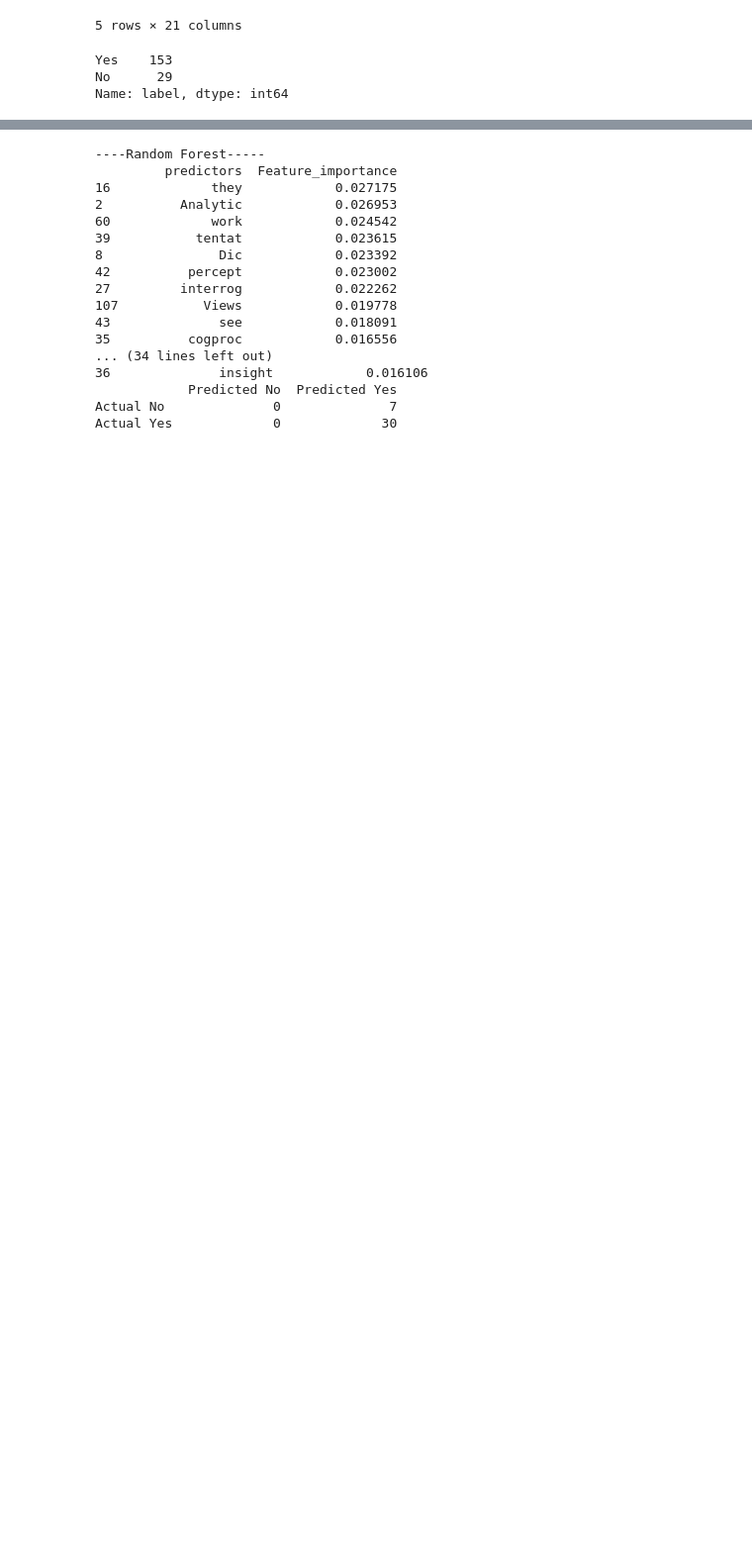
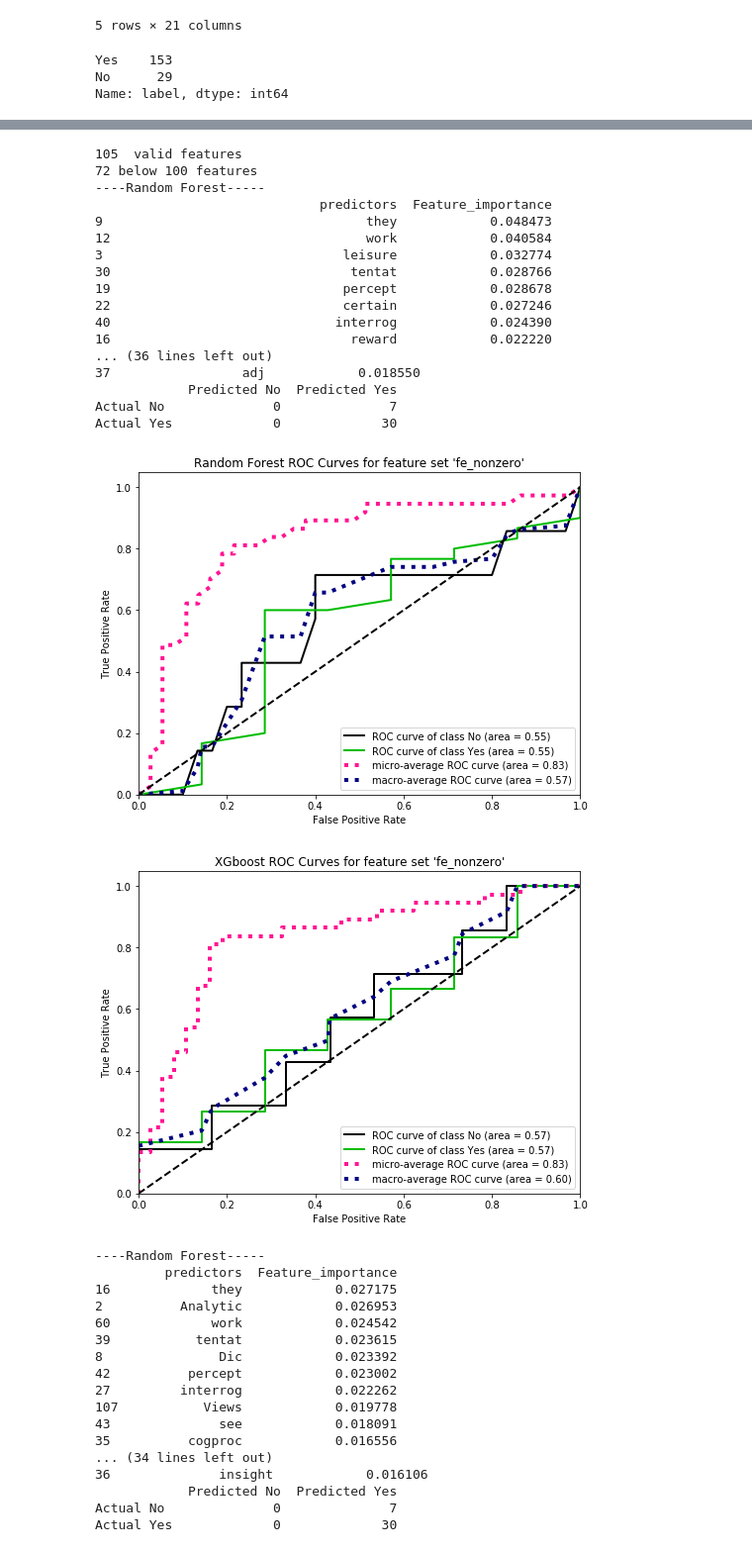
Before and after one commit to tbs17/precisionLearning, a Jupyter notebook: data/classifier.ipynb, the cells around one changed output, grey strips where cells are left out. Shown at 99% size. Saved outputs shown, nothing was run; the diff lists cells and outputs as text; code cells hidden in the pictures; blank space fills up the shorter version.

```diff
--- a/data/classifier.ipynb
+++ b/data/classifier.ipynb
@@ -616,3 +855,44 @@ Name: label, dtype: int64
+# %%
+below_100=['Number of speakers','assent', 'bio', 'leisure', 'Word', 'negemo', 'Plot', 'hear',
+       'negate', 'they', 'nonflu',  'i', 'work',
+       'informal', 'count of number of 1s/total windows', 'achieve',
+       'reward', 'see', 'you', 'percept', 'motion', 'focuspast',
+       'certain', 'posemo', 'focusfuture', 'power', 'we', 'affect',
+       'discrep', 'insight', 'tentat', 'differ', 'cause',
+       'median_flatness', 'affiliation', 'pitch_tuning', 'Text', 'adj',
+       'compare', 'Views', 'interrog', 'time', 'quant', 'social', 'ppron',
+       'number', 'drives', 'wpm', 'Apostro', 'ipron', 'adverb', 'cogproc',
+       'article', 'Authentic', 'prep', 'auxverb', 'WPS', 'Sixltr', 'Dic',
+       'function', 'Clout', 'Analytic', 'WC', 'verb', 'focuspresent',
+       'pronoun', 'relativ', 'space', 'Tone', 'conj', 'AllPunc', 'label']
+print(f'{len(valid_feat)}  valid features\n'
+     f'{len(below_100)} below 100 features')
+FE_nonZero=valid_data[below_100]
+X=FE_nonZero.drop('label',axis=1)
+Y=FE_nonZero['label']
+from sklearn.model_selection import train_test_split
+x_train,x_test,y_train,y_test=train_test_split(X,Y,test_size=0.2,random_state=88)
+evaluate_plot(x_train, x_test,y_train,y_test,'fe_nonzero')
+# %% [output]
+105  valid features
+72 below 100 features
+----Random Forest-----
+                             predictors  Feature_importance
+9                                  they            0.048473
+12                                 work            0.040584
+3                               leisure            0.032774
+30                               tentat            0.028766
+19                              percept            0.028678
+22                              certain            0.027246
+40                             interrog            0.024390
+16                               reward            0.022220
+... (36 lines left out)
+37                 adj            0.018550
+            Predicted No  Predicted Yes
+Actual No              0              7
+Actual Yes             0             30
+[figure, added]
+[figure, added]
 # %%
 df_X=df_v1.select_dtypes(exclude=['object_']).fillna(0)
 df_y=df_v1['label']
```
Also changed, not shown: parts of 18 cells of this notebook, 28 other files.
